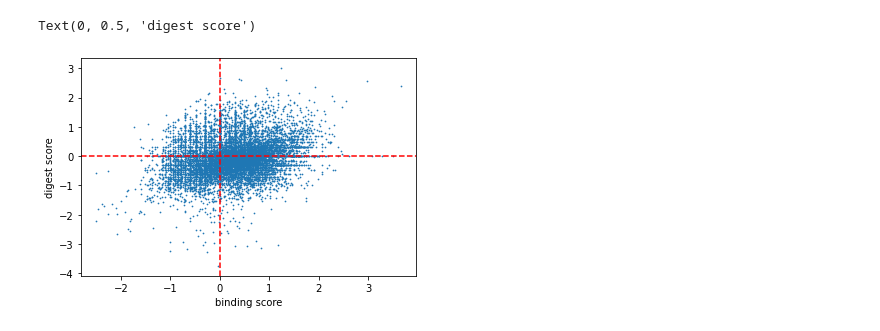
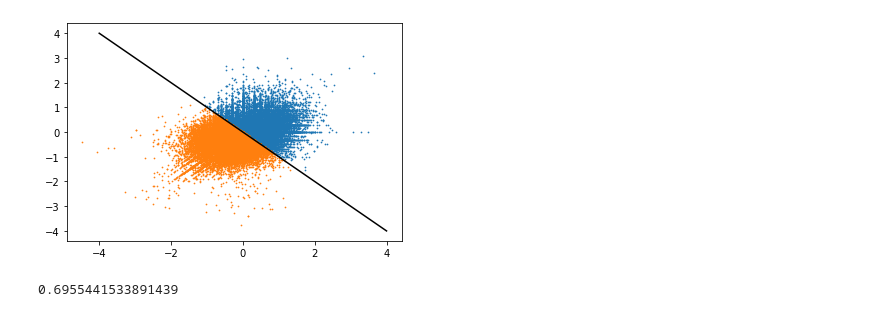
Before and after one commit to czwz/2020-master-project, a Jupyter notebook: post-calculation/sequence_model.ipynb, the cells around one changed output. Saved outputs shown, nothing was run; the diff lists cells and outputs as text; code cells hidden in the pictures.

```diff
--- a/post-calculation/sequence_model.ipynb
+++ b/post-calculation/sequence_model.ipynb
@@ -48,11 +33,14 @@ vocab = {vfile["One-Letter Code"][i]:i for i in range(len(vfile["One-Letter Code
 # %%
+#load data
+data = pd.read_csv("family_101F.csv")
+vfile = pd.read_csv("vocab.csv", index_col=None, skiprows=0)
+vocab = {vfile["One-Letter Code"][i]:i for i in range(len(vfile["One-Letter Code"]))}
+
 #change vector to one-hot encoding
 Tx = data["len"].max()
 vector = np.array([to_categorical(seq2vec(data["seq"][i], Tx, vocab)) for i in data.index])
 
 #label the class according to their quadrant
-data.loc[(data["binding score"] > 0) & (data["digest score"] > 0), "label"] = 0
-data.loc[(data["binding score"] < 0) & (data["digest score"] < 0), "label"] = 1
-data.loc[(data["binding score"] >= 0) & (data["digest score"] <= 0), "label"] = 2
-data.loc[(data["binding score"] <= 0) & (data["digest score"] >= 0), "label"] = 3
+data.loc[(data["binding score"] + data["digest score"] > 0), "label"] = 0
+data.loc[(data["binding score"] + data["digest score"] <= 0), "label"] = 1
 # %%
@@ -104,9 +90,11 @@ plt.legend();
-# %%
-plt.scatter(data["binding score"], data["digest score"], s=0.5)
-plt.axhline(y=0, c="r", ls='--')
-plt.axvline(x=0, c="r", ls='--')
-plt.xlabel("binding score")
-plt.ylabel("digest score")
-# %% [output]
-Text(0, 0.5, 'digest score')
-[figure, removed]
+# %%
+plt.plot(np.linspace(-4,4,50), -np.linspace(-4,4,50), c='k')
+for i in range(2):
+    plt.scatter( data['binding score'][data["label"] == i], data['digest score'][data["label"] == i], s=0.5)
+# %% [output]
+[figure, added]
+# %%
+y = model.predict(testX)
+np.sum(np.where(testY==np.argmax(y, axis=1), 1, 0))/len(testY)
+# %% [output]
+0.6955441533891439
```
Also changed, not shown: parts of 4 cells of this notebook.
